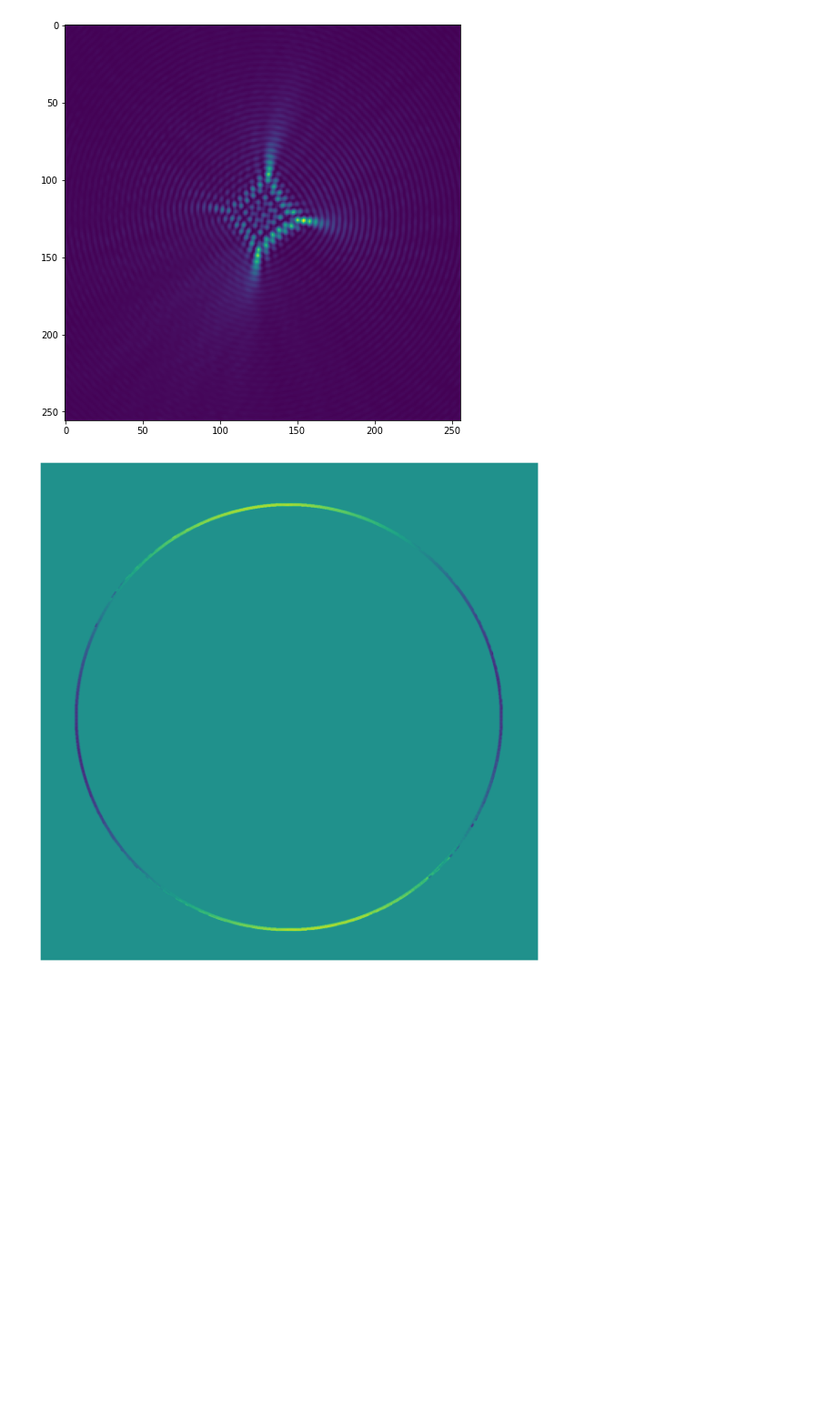
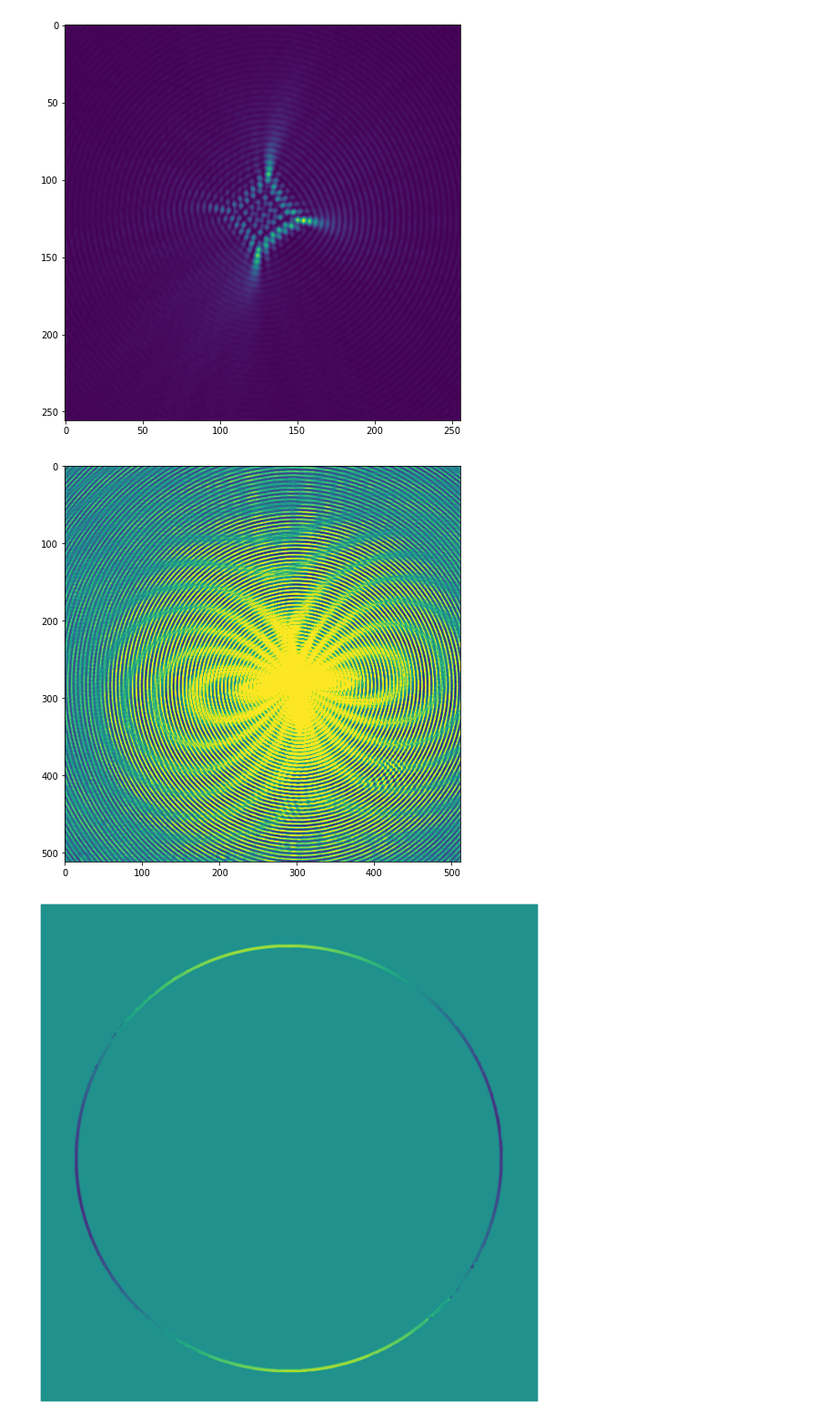
Before and after one commit to dieu-detruit/bachelor-thesis, a Jupyter notebook: illustration/chapter5/reconstructed_focus.ipynb, the cells around one changed output. Shown at 91% size. Drawn from its saved outputs; the diff is of its cells as text; code cells hidden in the pictures; blank space fills up the shorter version.

```diff
--- a/illustration/chapter5/reconstructed_focus.ipynb
+++ b/illustration/chapter5/reconstructed_focus.ipynb
@@ -48,6 +48,18 @@ plt.imshow(np.flipud(focus_intensity[(center_x-K//2):(center_x+K//2), (center_y-
 fig.savefig('../../thesis/chap5/figure/reconstructed_focus.png')
 # %% [output]
 [figure]
+# %%
+fullfield_focus = np.fromfile('../../data/202101mirror_reconstructed/fullfield_focus.dat', dtype=np.uint16).reshape((4096, 4096)).astype(dtype=np.float32)
+# %%
+K = 512
+center_x = N//2+45
+center_y = N//2-20
+
+fig = plt.figure(figsize=(8, 8))
+plt.imshow(np.flipud(fullfield_focus[(center_x-K//2):(center_x+K//2), (center_y-K//2):(center_y+K//2)]))
+fig.savefig('../../thesis/chap5/figure/fullfield_focus.png')
+# %% [output]
+[figure, added]
 # %%
 phase_unwrapped = np.loadtxt('../../data/202101mirror_reconstructed/ring_phase_unwrap.csv', delimiter=',')
 # %%
```
Also changed, not shown: 9 other files.
